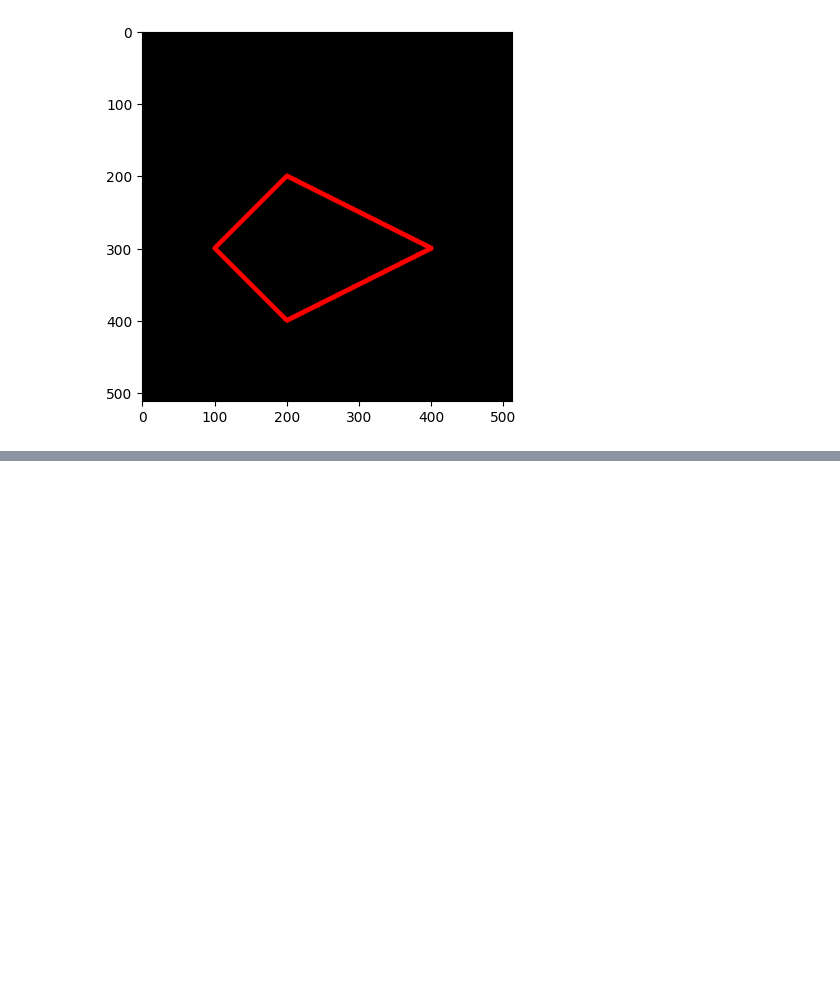
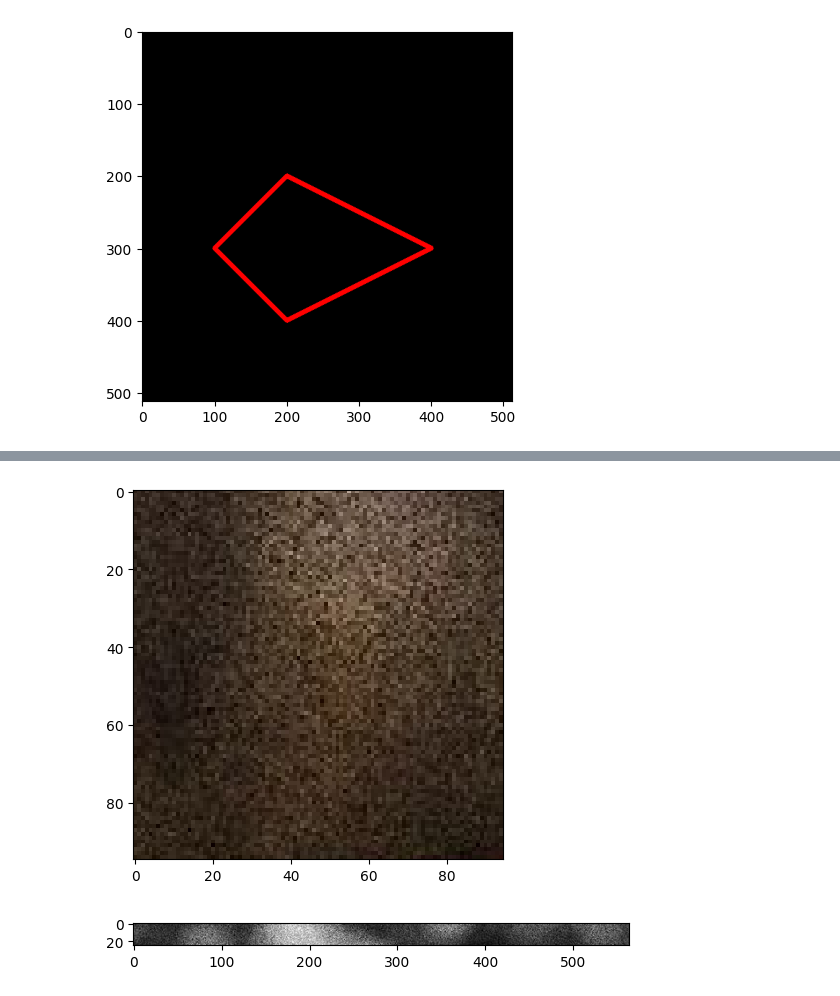
Before and after one commit to riobagas02/PCVK_Ganjil_2024, a Jupyter notebook: Week2.ipynb, the cells around one changed output, grey strips where cells are left out. Saved outputs shown, nothing was run; the diff lists cells and outputs as text; code cells hidden in the pictures; blank space fills up the shorter version.

```diff
--- a/Week2.ipynb
+++ b/Week2.ipynb
@@ -142,0 +204,12 @@ plt.imshow(black_img2)
+# %%
+cropped_img = img[20:115, 25:120]
+plt.imshow(cv2.cvtColor(cropped_img, cv2.COLOR_BGR2RGB))
+plt.show()
+# %% [output]
+[figure, added]
+# %%
+img_red = img[5:30, :, 2]
+plt.imshow(img_red, cmap='gray')
+plt.show()
+# %% [output]
+[figure, added]
```
Also changed, not shown: parts of 8 cells of this notebook.
